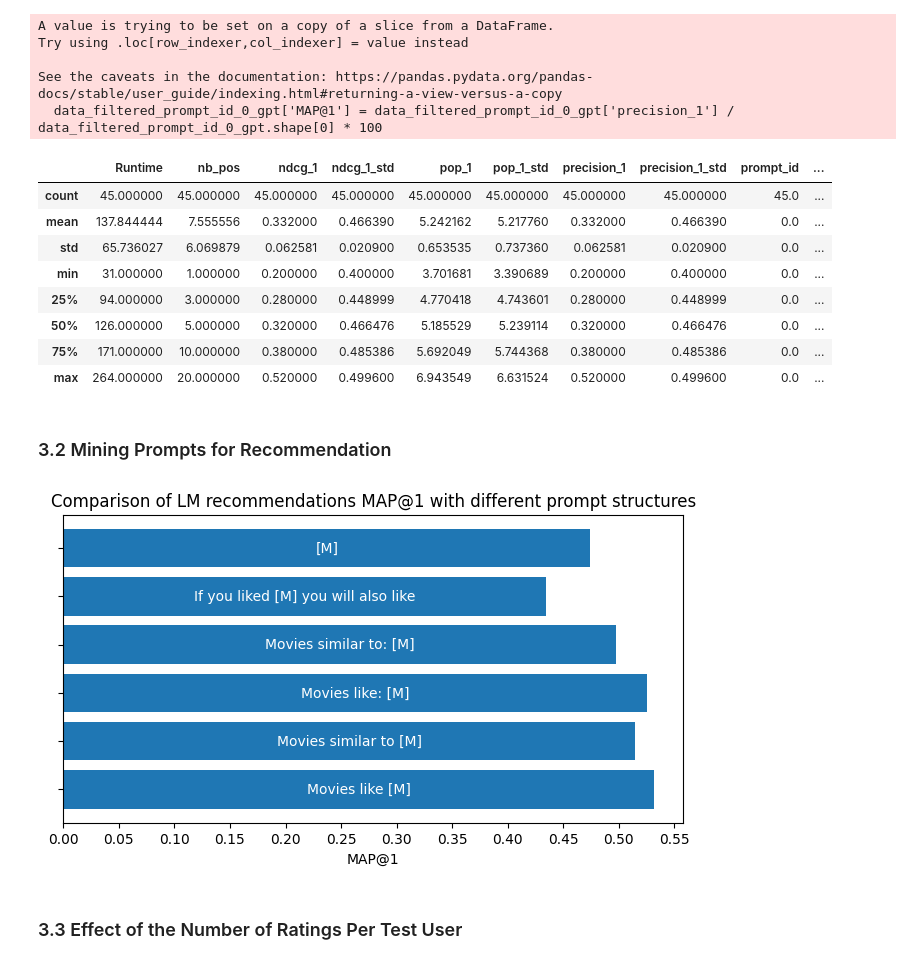
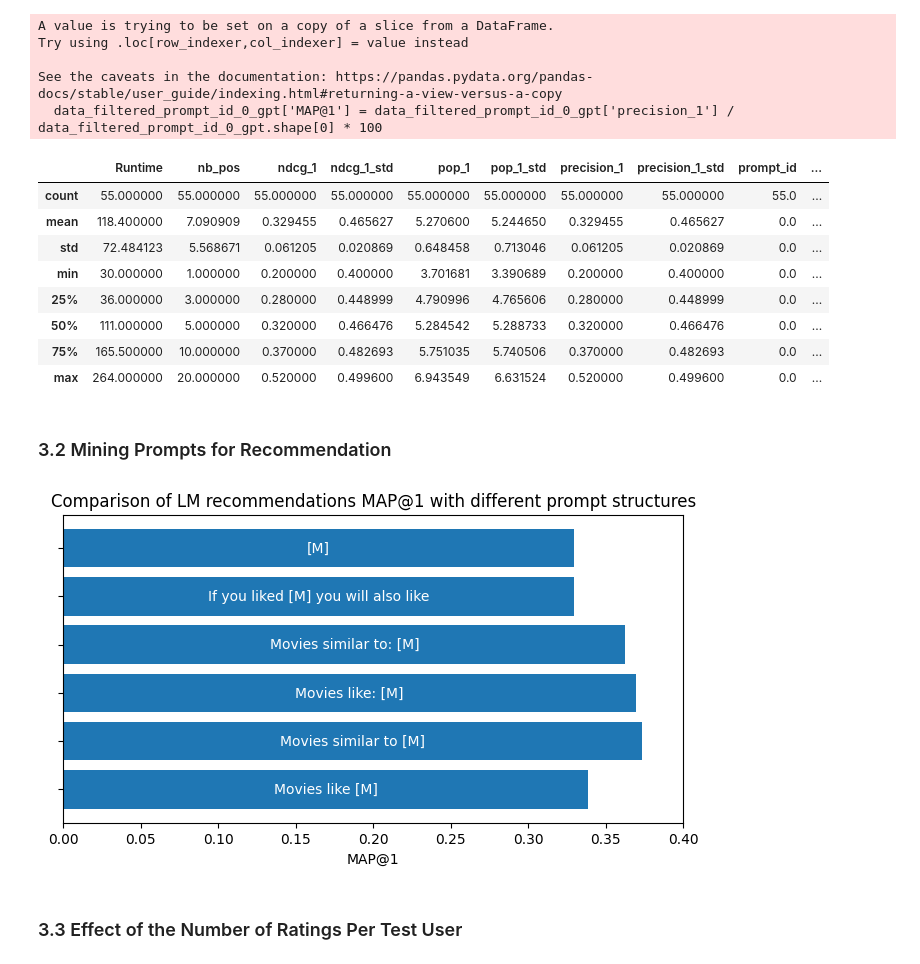
Before and after one commit to JurajkoDS/Exp_Des, a Jupyter notebook: visualisations_clara.ipynb, the cells around one changed output. Drawn from its saved outputs; the diff is of its cells as text; code cells hidden in the pictures.

Commit message:
more data, corrected MAP@1 formula

```diff
--- a/visualisations_clara.ipynb
+++ b/visualisations_clara.ipynb
@@ -6,8 +6,9 @@ import matplotlib.pyplot as plt
 # %%
 data = pd.read_csv('data/clara/wandb_export_2025-02-01T12_56_43.689+01_00.csv')
 data2 = pd.read_csv('data/clara/wandb_export_2025-02-01T13_30_28.136+01_00.csv')
+data3 = pd.read_csv('data/clara/wandb_export_2025-02-01T14_09_21.977+01_00.csv')
 
-merged_data = pd.concat([data, data2], axis=0)
+merged_data = pd.concat([data, data2, data3], axis=0)
 
 pd.set_option("display.max_columns", None)
 # %%
@@ -83,13 +84,13 @@ See the caveats in the documentation: https://pandas.pydata.org/pandas-docs/stab
 data_filtered_prompt_id_0_gpt.describe()
 # %% [output]
 |  | Runtime | nb_pos | ndcg_1 | ndcg_1_std | pop_1 | pop_1_std | precision_1 | precision_1_std | prompt_id | ... |
-| count | 45.000000 | 45.000000 | 45.000000 | 45.000000 | 45.000000 | 45.000000 | 45.000000 | 45.000000 | 45.0 | ... |
-| mean | 137.844444 | 7.555556 | 0.332000 | 0.466390 | 5.242162 | 5.217760 | 0.332000 | 0.466390 | 0.0 | ... |
-| std | 65.736027 | 6.069879 | 0.062581 | 0.020900 | 0.653535 | 0.737360 | 0.062581 | 0.020900 | 0.0 | ... |
-| min | 31.000000 | 1.000000 | 0.200000 | 0.400000 | 3.701681 | 3.390689 | 0.200000 | 0.400000 | 0.0 | ... |
-| 25% | 94.000000 | 3.000000 | 0.280000 | 0.448999 | 4.770418 | 4.743601 | 0.280000 | 0.448999 | 0.0 | ... |
-| 50% | 126.000000 | 5.000000 | 0.320000 | 0.466476 | 5.185529 | 5.239114 | 0.320000 | 0.466476 | 0.0 | ... |
-| 75% | 171.000000 | 10.000000 | 0.380000 | 0.485386 | 5.692049 | 5.744368 | 0.380000 | 0.485386 | 0.0 | ... |
+| count | 55.000000 | 55.000000 | 55.000000 | 55.000000 | 55.000000 | 55.000000 | 55.000000 | 55.000000 | 55.0 | ... |
+| mean | 118.400000 | 7.090909 | 0.329455 | 0.465627 | 5.270600 | 5.244650 | 0.329455 | 0.465627 | 0.0 | ... |
+| std | 72.484123 | 5.568671 | 0.061205 | 0.020869 | 0.648458 | 0.713046 | 0.061205 | 0.020869 | 0.0 | ... |
+| min | 30.000000 | 1.000000 | 0.200000 | 0.400000 | 3.701681 | 3.390689 | 0.200000 | 0.400000 | 0.0 | ... |
+| 25% | 36.000000 | 3.000000 | 0.280000 | 0.448999 | 4.790996 | 4.765606 | 0.280000 | 0.448999 | 0.0 | ... |
+| 50% | 111.000000 | 5.000000 | 0.320000 | 0.466476 | 5.284542 | 5.288733 | 0.320000 | 0.466476 | 0.0 | ... |
+| 75% | 165.500000 | 10.000000 | 0.370000 | 0.482693 | 5.751035 | 5.740506 | 0.370000 | 0.482693 | 0.0 | ... |
 | max | 264.000000 | 20.000000 | 0.520000 | 0.499600 | 6.943549 | 6.631524 | 0.520000 | 0.499600 | 0.0 | ... |
 # %% [markdown]
 ### 3.2 Mining Prompts for Recommendation
@@ -105,26 +106,27 @@ prompt_map = {
 # %%
 fig, ax = plt.subplots(figsize=(8, 4))
 
 prompt_id = data_filtered["prompt_id"].unique()
 y_pos = np.arange(len(prompt_id))
-map1 = data_filtered.groupby("prompt_id")['MAP@1'].mean()
+map1 = data_filtered.groupby("prompt_id")['precision_1'].mean()
+#map1_std = data_filtered.groupby("prompt_id")['precision_1_std'].mean()
 
 prompts = [prompt_map[str(pid)] for pid in prompt_id]
 
-bars = ax.barh(y_pos, map1, align='center')
+bars = ax.barh(y_pos, map1, align='center') # add "xerr = map1_std" as an argument, to see the confidence intervals
 ax.set_yticks(y_pos)
-ax.set_xticks(np.arange(0, 0.60, 0.05))
+ax.set_xticks(np.arange(0, 0.45, 0.05))
 ax.set_yticklabels([])
 ax.invert_yaxis()
 ax.set_xlabel('MAP@1')
 ax.set_title('Comparison of LM recommendations MAP@1 with different prompt structures')
 
 for bar, prompt in zip(bars, prompts):
     ax.text(bar.get_width() / 2, bar.get_y() + bar.get_height() / 2, prompt, ha='center', va='center', color='white')
 
 plt.show()
 # %% [output]
-[figure, old version]
+[figure, new version]
 # %% [markdown]
 ### 3.3 Effect of the Number of Ratings Per Test User
 # %%
```
Also changed, not shown: parts of 1 cell of this notebook, 1 other file.
